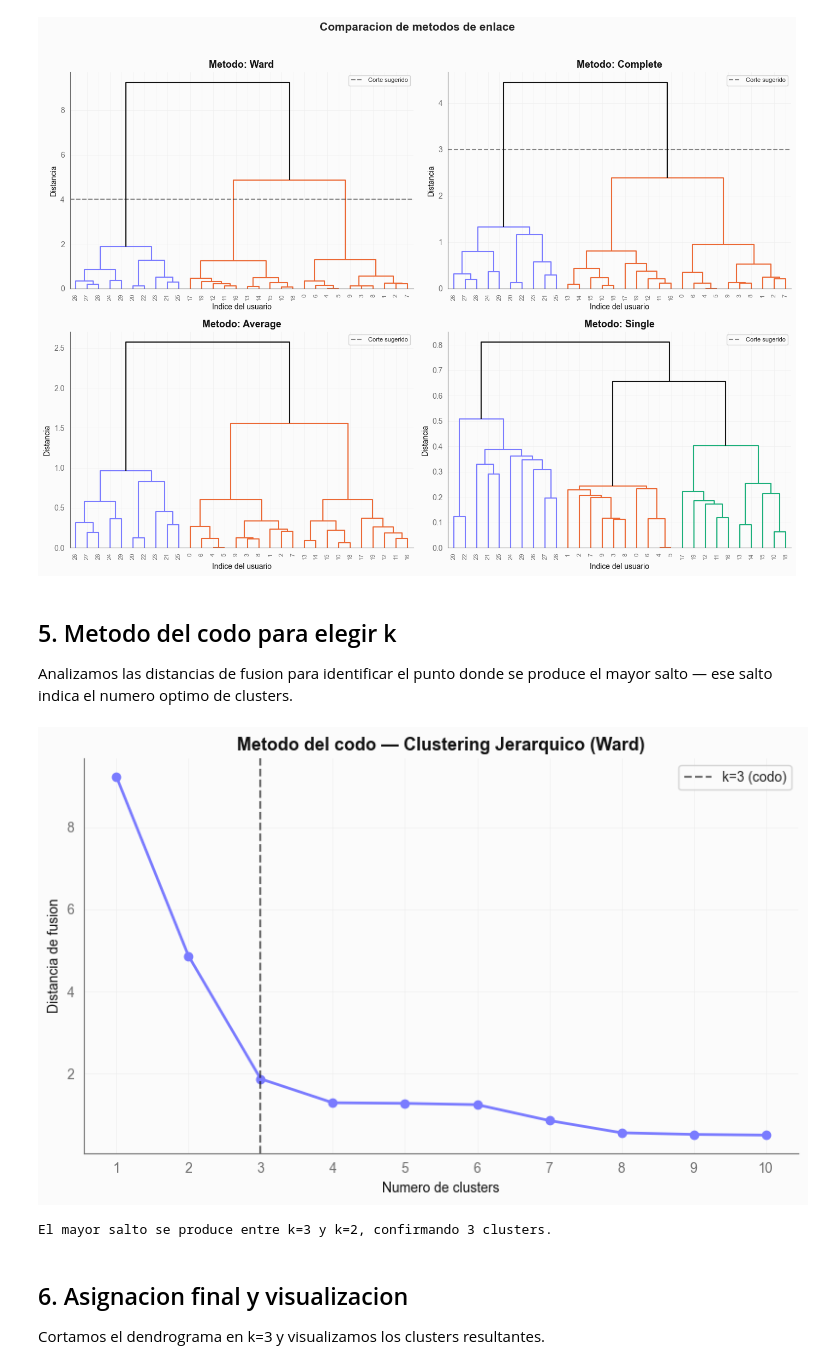
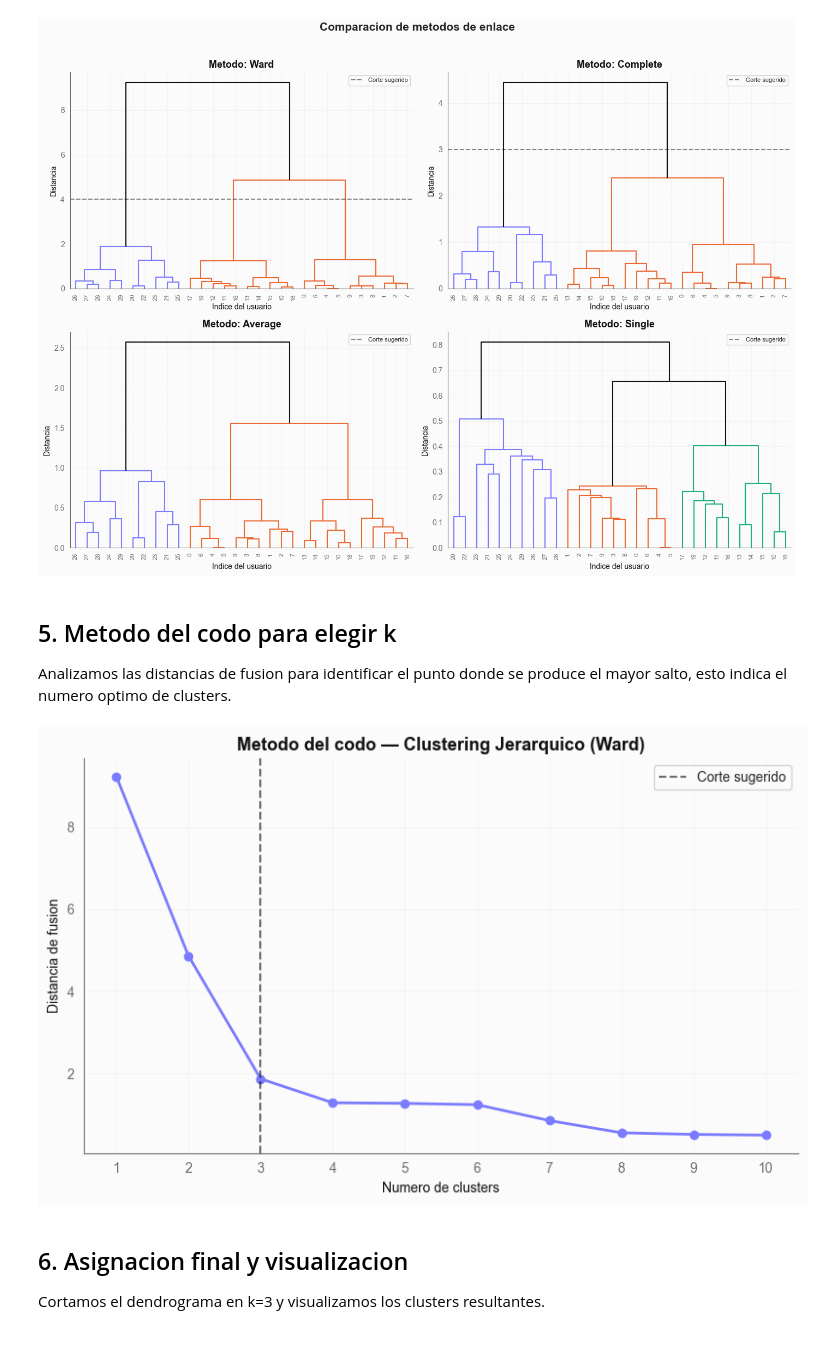
Before and after one commit to BORJAMOME/Data-Analytics-Portfolio, a Jupyter notebook: 03-Machine-Learning/02-no-supervisado/clustering/jerarquico/01-segmentacion-ecommerce/notebook.ipynb, the cells around one changed output. Saved outputs shown, nothing was run; the diff lists cells and outputs as text; code cells hidden in the pictures.

```diff
--- a/03-Machine-Learning/02-no-supervisado/clustering/jerarquico/01-segmentacion-ecommerce/notebook.ipynb
+++ b/03-Machine-Learning/02-no-supervisado/clustering/jerarquico/01-segmentacion-ecommerce/notebook.ipynb
@@ -183,28 +179,25 @@ plt.show()
 # %% [markdown]
 ## 5. Metodo del codo para elegir k
 
-Analizamos las distancias de fusion para identificar el punto donde se produce el mayor salto — ese salto indica el numero optimo de clusters.
+Analizamos las distancias de fusion para identificar el punto donde se produce el mayor salto, esto indica el numero optimo de clusters.
 # %%
 Z_ward = linkage(X_scaled, method="ward", metric="euclidean")
 
 distancias = Z_ward[:, 2]
 ultimas = distancias[-10:][::-1]
 
 fig, ax = plt.subplots(figsize=(8, 5))
 ax.plot(range(1, len(ultimas) + 1), ultimas, marker="o", linewidth=2, color=PURPLE)
 ax.set_xlabel("Numero de clusters")
 ax.set_ylabel("Distancia de fusion")
 ax.set_title("Metodo del codo — Clustering Jerarquico (Ward)")
-ax.axvline(x=3, color=INK, linestyle="--", alpha=0.6, label="k=3 (codo)")
+ax.axvline(x=3, color=INK, linestyle="--", alpha=0.6, label="Corte sugerido")
 ax.legend()
 ax.set_xticks(range(1, len(ultimas) + 1))
 plt.tight_layout()
 plt.show()
-
-print("El mayor salto se produce entre k=3 y k=2, confirmando 3 clusters.")
 # %% [output]
-[figure, old version]
+[figure, new version]
-El mayor salto se produce entre k=3 y k=2, confirmando 3 clusters.
 # %% [markdown]
 ## 6. Asignacion final y visualizacion
 
```
Also changed, not shown: parts of 5 cells of this notebook, 12 other files.
